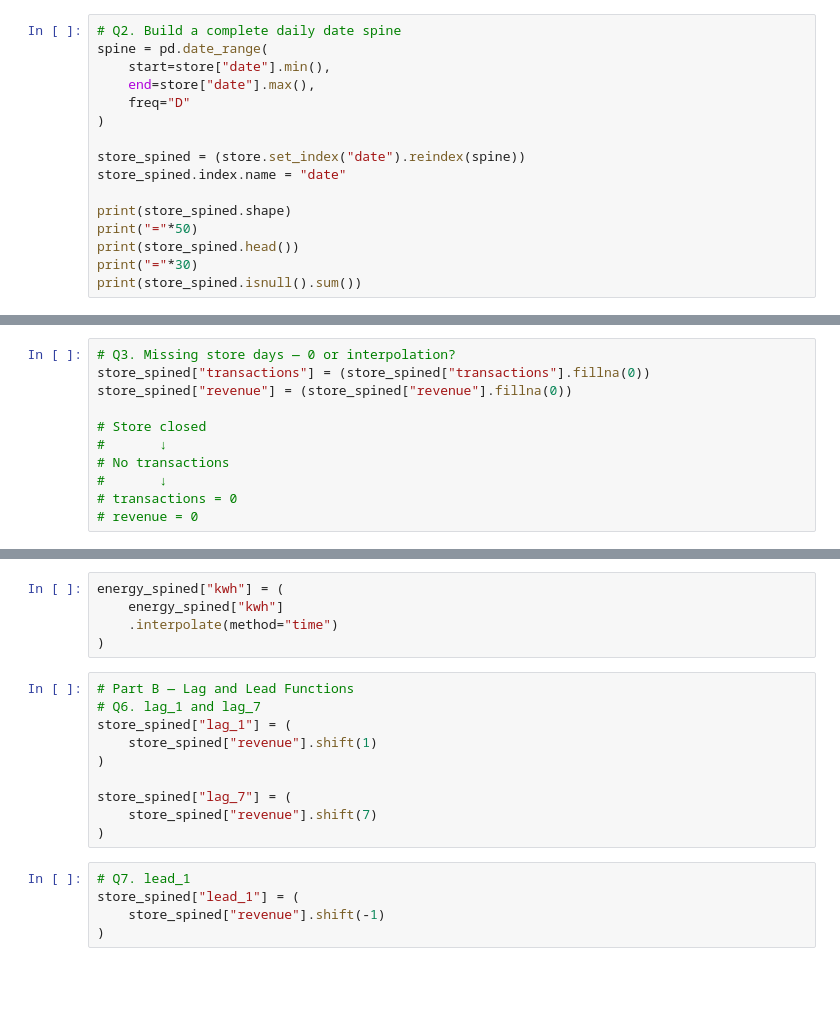
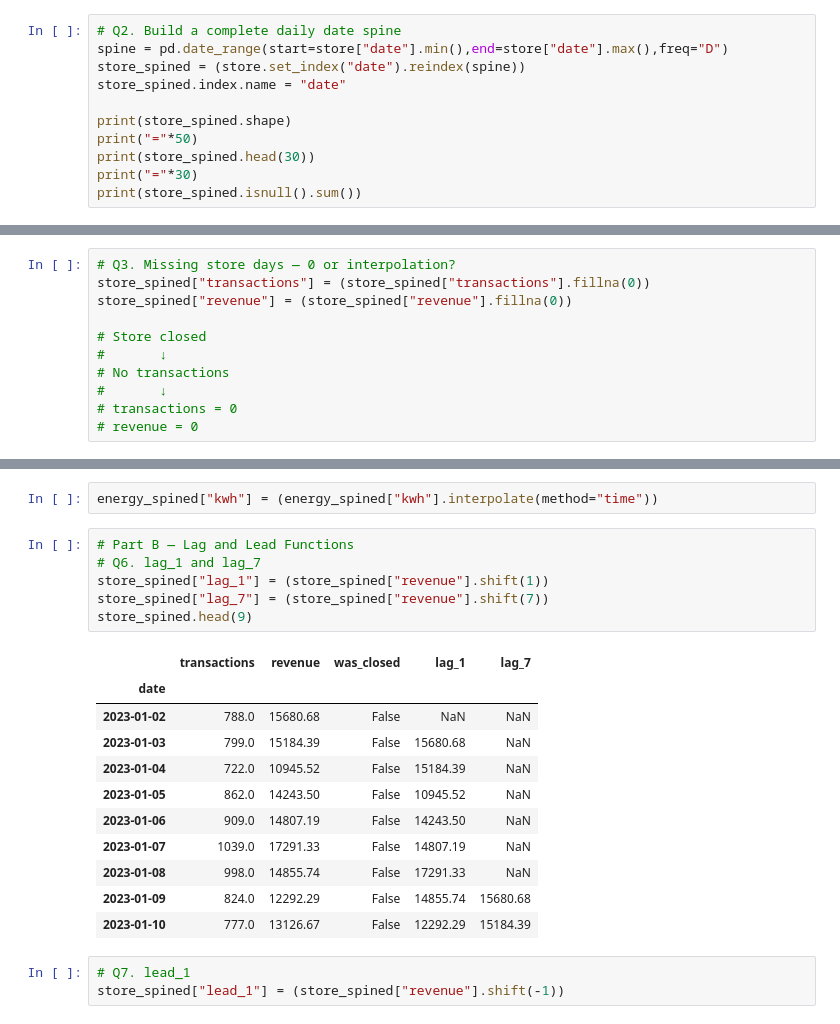
Before and after one commit to nigusadmas/AAU-DataScience_-_AI-Enginner-Projects, a Jupyter notebook: Time-Series/Time-Series-Data-Wrangling.ipynb, the cells around one changed output, grey strips where cells are left out. Drawn from its saved outputs; the diff is of its cells as text; blank space fills up the shorter version.

Commit message:
Time-series-analysis-lab1-added

```diff
--- a/Time-Series/Time-Series-Data-Wrangling.ipynb
+++ b/Time-Series/Time-Series-Data-Wrangling.ipynb
@@ -25,18 +25,13 @@ Calendar days: 424
 Difference: 19
 # %%
 # Q2. Build a complete daily date spine
-spine = pd.date_range(
-    start=store["date"].min(),
-    end=store["date"].max(),
-    freq="D"
-)
-
+spine = pd.date_range(start=store["date"].min(),end=store["date"].max(),freq="D")
 store_spined = (store.set_index("date").reindex(spine))
 store_spined.index.name = "date"
 
 print(store_spined.shape)
 print("="*50)
-print(store_spined.head())
+print(store_spined.head(30))
 print("="*30)
 print(store_spined.isnull().sum())
 # %% [output]
@@ -108,24 +107,27 @@ Expected hours: 720
 Actual rows: 709
 Missing hours: 11
 # %%
-energy_spined["kwh"] = (
-    energy_spined["kwh"]
-    .interpolate(method="time")
-)
+energy_spined["kwh"] = (energy_spined["kwh"].interpolate(method="time"))
 # %%
 # Part B — Lag and Lead Functions
 # Q6. lag_1 and lag_7
-store_spined["lag_1"] = (
-    store_spined["revenue"].shift(1)
-)
-
-store_spined["lag_7"] = (
-    store_spined["revenue"].shift(7)
-)
+store_spined["lag_1"] = (store_spined["revenue"].shift(1))
+store_spined["lag_7"] = (store_spined["revenue"].shift(7))
+store_spined.head(9)
+# %% [output]
+|  | transactions | revenue | was_closed | lag_1 | lag_7 |
+| date |  |  |  |  |  |
+| 2023-01-02 | 788.0 | 15680.68 | False | NaN | NaN |
+| 2023-01-03 | 799.0 | 15184.39 | False | 15680.68 | NaN |
+| 2023-01-04 | 722.0 | 10945.52 | False | 15184.39 | NaN |
+| 2023-01-05 | 862.0 | 14243.50 | False | 10945.52 | NaN |
+| 2023-01-06 | 909.0 | 14807.19 | False | 14243.50 | NaN |
+| 2023-01-07 | 1039.0 | 17291.33 | False | 14807.19 | NaN |
+| 2023-01-08 | 998.0 | 14855.74 | False | 17291.33 | NaN |
+| 2023-01-09 | 824.0 | 12292.29 | False | 14855.74 | 15680.68 |
+| 2023-01-10 | 777.0 | 13126.67 | False | 12292.29 | 15184.39 |
 # %%
 # Q7. lead_1
-store_spined["lead_1"] = (
-    store_spined["revenue"].shift(-1)
-)
+store_spined["lead_1"] = (store_spined["revenue"].shift(-1))
 # %%
 # Q8. Day-over-day change
```
Also changed, not shown: parts of 17 cells of this notebook, 1 other file.
